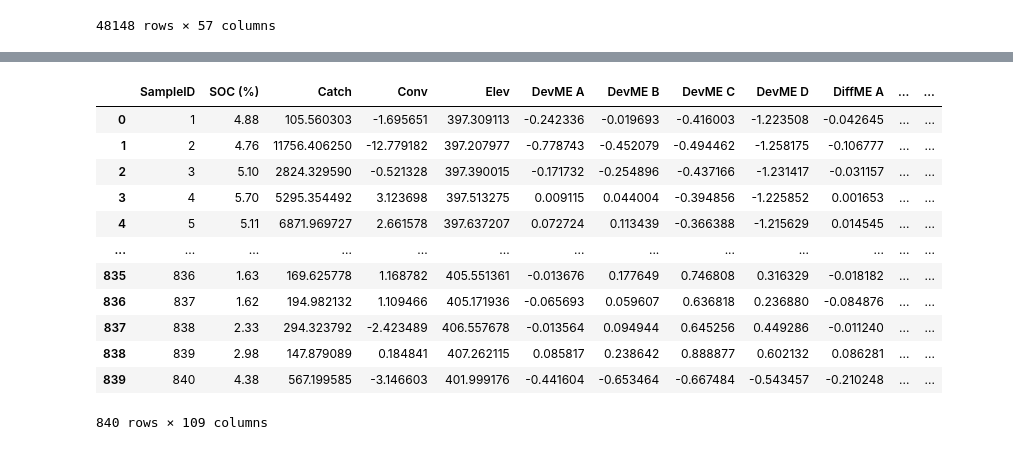
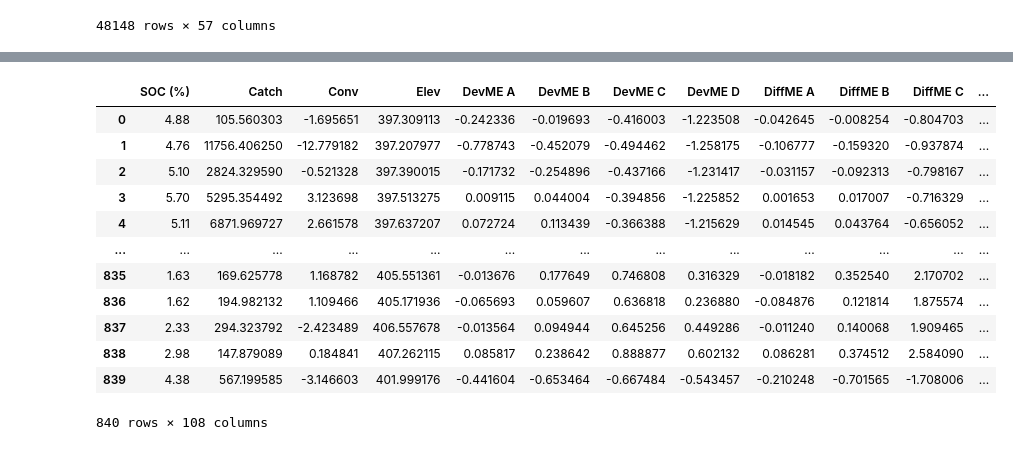
Before and after one commit to MarcoBellizzi/spatial_data, a Jupyter notebook: prepare_dataset.ipynb, the cells around one changed output, grey strips where cells are left out. Drawn from its saved outputs; the diff is of its cells as text; code cells hidden in the pictures.

```diff
--- a/prepare_dataset.ipynb
+++ b/prepare_dataset.ipynb
@@ -183,23 +182,25 @@ mp
 # %%
 selected_columns = mp.columns[23:] # filter columns
 
 for column in selected_columns:
     canada_db[column] = [mp[column].iloc[0]] * len(canada_db.index)
 
+canada_db = canada_db.drop('SampleID', axis = 1)
+
 canada_db
 # %% [output]
-|  | SampleID | SOC (%) | Catch | Conv | Elev | DevME A | DevME B | DevME C | DevME D | DiffME A | ... | ... |
-| 0 | 1 | 4.88 | 105.560303 | -1.695651 | 397.309113 | -0.242336 | -0.019693 | -0.416003 | -1.223508 | -0.042645 | ... | ... |
-| 1 | 2 | 4.76 | 11756.406250 | -12.779182 | 397.207977 | -0.778743 | -0.452079 | -0.494462 | -1.258175 | -0.106777 | ... | ... |
-| 2 | 3 | 5.10 | 2824.329590 | -0.521328 | 397.390015 | -0.171732 | -0.254896 | -0.437166 | -1.231417 | -0.031157 | ... | ... |
-| 3 | 4 | 5.70 | 5295.354492 | 3.123698 | 397.513275 | 0.009115 | 0.044004 | -0.394856 | -1.225852 | 0.001653 | ... | ... |
-| 4 | 5 | 5.11 | 6871.969727 | 2.661578 | 397.637207 | 0.072724 | 0.113439 | -0.366388 | -1.215629 | 0.014545 | ... | ... |
+|  | SOC (%) | Catch | Conv | Elev | DevME A | DevME B | DevME C | DevME D | DiffME A | DiffME B | DiffME C | ... |
+| 0 | 4.88 | 105.560303 | -1.695651 | 397.309113 | -0.242336 | -0.019693 | -0.416003 | -1.223508 | -0.042645 | -0.008254 | -0.804703 | ... |
+| 1 | 4.76 | 11756.406250 | -12.779182 | 397.207977 | -0.778743 | -0.452079 | -0.494462 | -1.258175 | -0.106777 | -0.159320 | -0.937874 | ... |
+| 2 | 5.10 | 2824.329590 | -0.521328 | 397.390015 | -0.171732 | -0.254896 | -0.437166 | -1.231417 | -0.031157 | -0.092313 | -0.798167 | ... |
+| 3 | 5.70 | 5295.354492 | 3.123698 | 397.513275 | 0.009115 | 0.044004 | -0.394856 | -1.225852 | 0.001653 | 0.017007 | -0.716329 | ... |
+| 4 | 5.11 | 6871.969727 | 2.661578 | 397.637207 | 0.072724 | 0.113439 | -0.366388 | -1.215629 | 0.014545 | 0.043764 | -0.656052 | ... |
 | ... | ... | ... | ... | ... | ... | ... | ... | ... | ... | ... | ... | ... |
-| 835 | 836 | 1.63 | 169.625778 | 1.168782 | 405.551361 | -0.013676 | 0.177649 | 0.746808 | 0.316329 | -0.018182 | ... | ... |
-| 836 | 837 | 1.62 | 194.982132 | 1.109466 | 405.171936 | -0.065693 | 0.059607 | 0.636818 | 0.236880 | -0.084876 | ... | ... |
-| 837 | 838 | 2.33 | 294.323792 | -2.423489 | 406.557678 | -0.013564 | 0.094944 | 0.645256 | 0.449286 | -0.011240 | ... | ... |
-| 838 | 839 | 2.98 | 147.879089 | 0.184841 | 407.262115 | 0.085817 | 0.238642 | 0.888877 | 0.602132 | 0.086281 | ... | ... |
-| 839 | 840 | 4.38 | 567.199585 | -3.146603 | 401.999176 | -0.441604 | -0.653464 | -0.667484 | -0.543457 | -0.210248 | ... | ... |
+| 835 | 1.63 | 169.625778 | 1.168782 | 405.551361 | -0.013676 | 0.177649 | 0.746808 | 0.316329 | -0.018182 | 0.352540 | 2.170702 | ... |
+| 836 | 1.62 | 194.982132 | 1.109466 | 405.171936 | -0.065693 | 0.059607 | 0.636818 | 0.236880 | -0.084876 | 0.121814 | 1.875574 | ... |
+| 837 | 2.33 | 294.323792 | -2.423489 | 406.557678 | -0.013564 | 0.094944 | 0.645256 | 0.449286 | -0.011240 | 0.140068 | 1.909465 | ... |
+| 838 | 2.98 | 147.879089 | 0.184841 | 407.262115 | 0.085817 | 0.238642 | 0.888877 | 0.602132 | 0.086281 | 0.374512 | 2.584090 | ... |
+| 839 | 4.38 | 567.199585 | -3.146603 | 401.999176 | -0.441604 | -0.653464 | -0.667484 | -0.543457 | -0.210248 | -0.701565 | -1.708006 | ... |
-840 rows × 109 columns
+840 rows × 108 columns
 # %%
 canada_db.to_csv("./data/dataset.csv", index=False)
```
Also changed, not shown: parts of 3 cells of this notebook, 2 other files.
